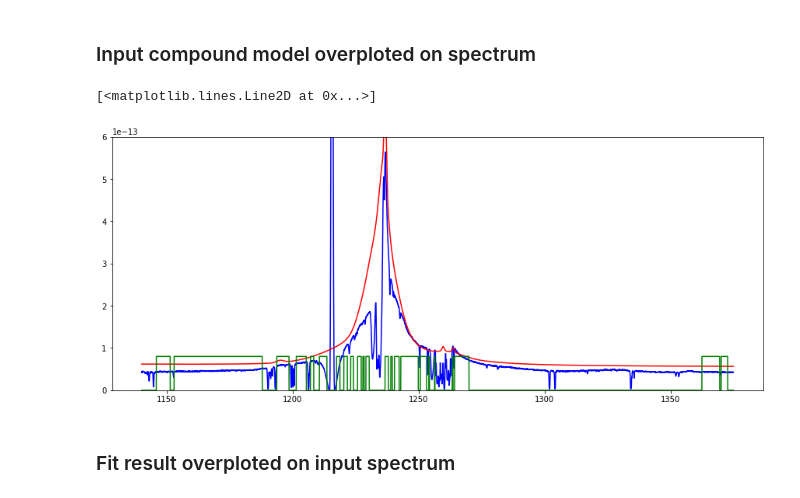
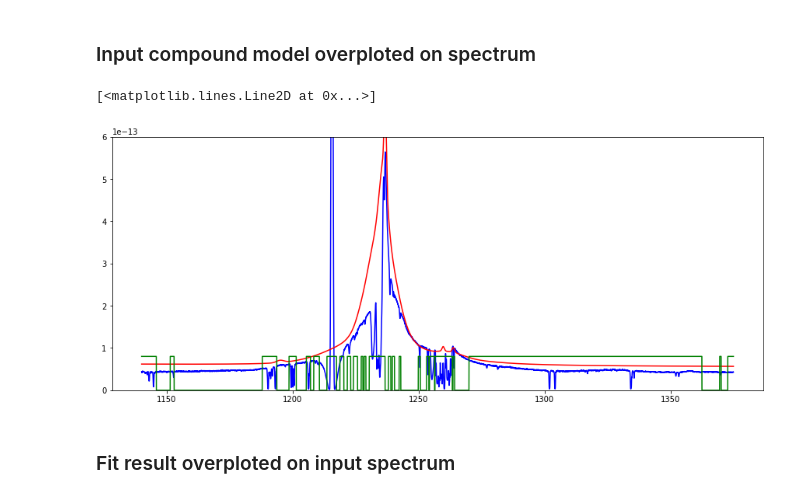
Before and after one commit to ibusko/specfit, a Jupyter notebook: proto/linefit_demo_specutils.ipynb, the cells around one changed output. Saved outputs shown, nothing was run; the diff lists cells and outputs as text; code cells hidden in the pictures.

```diff
--- a/proto/linefit_demo_specutils.ipynb
+++ b/proto/linefit_demo_specutils.ipynb
@@ -238,12 +244,12 @@ plt.plot(spectrum.spectral_axis.data, fitted_spectrum, 'g')
 # %%
 plt.gcf().set_size_inches(15.,6.)
 plt.ylim(0., 6.e-13)
 plt.plot(spectrum.spectral_axis.data, spectrum.flux.data, 'b')
 plt.plot(spectrum.spectral_axis.data, compound_model(spectrum.spectral_axis.data), 'r')
-plt.plot(spectrum.spectral_axis.data, mask*8.E-14, 'g')
+plt.plot(spectrum.spectral_axis.data, line_mask*8.E-14, 'g')
 # %% [output]
 [<matplotlib.lines.Line2D at 0x...>]
-[figure, old version]
+[figure, new version]
 # %% [markdown]
 <h3>Fit result overploted on input spectrum</h3>
 # %%
```
Also changed, not shown: parts of 5 cells of this notebook, 1 other file.
